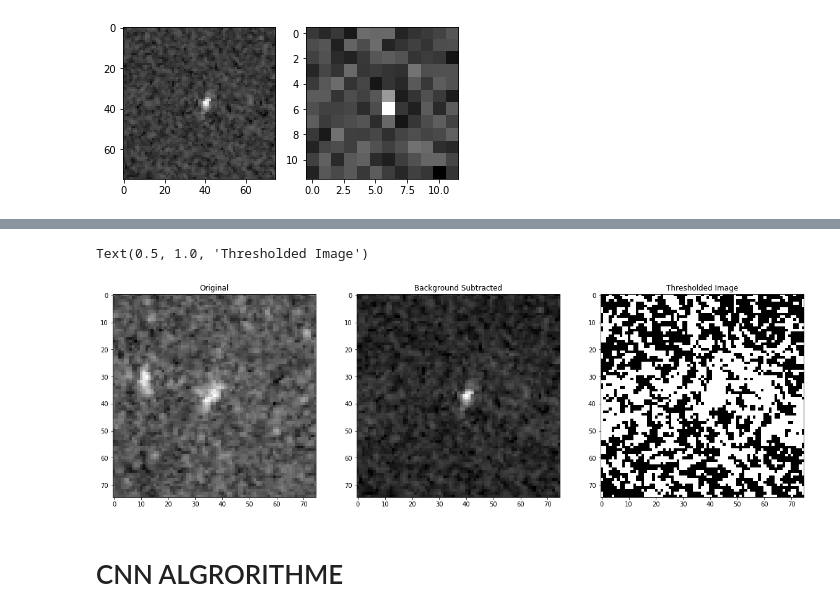
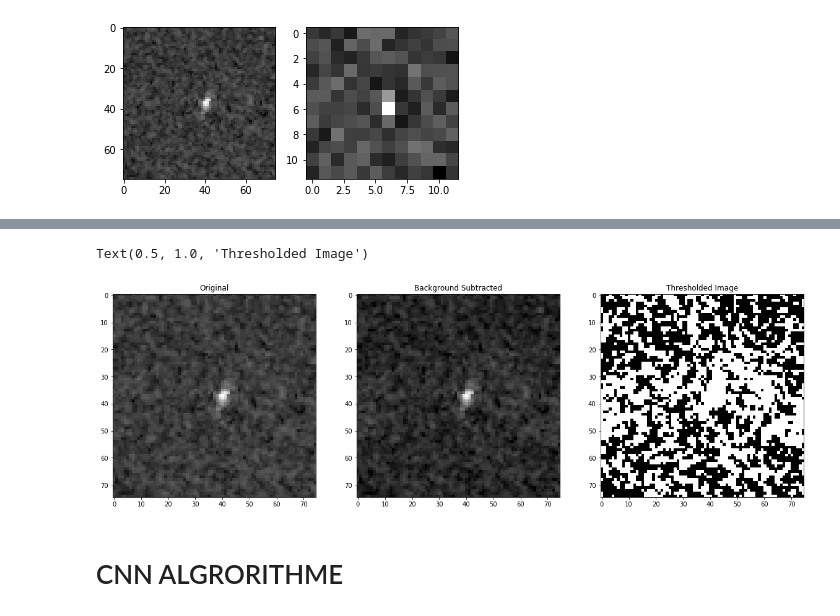
Before and after one commit to camillesauer/ClimateProject---E3, a Jupyter notebook: Data analysis/Data analysis.ipynb, the cells around one changed output, grey strips where cells are left out. Saved outputs shown, nothing was run; the diff lists cells and outputs as text; code cells hidden in the pictures.

```diff
--- a/Data analysis/Data analysis.ipynb
+++ b/Data analysis/Data analysis.ipynb
@@ -172,3 +176,40 @@ axes[0].imshow(test2, cmap=plt.get_cmap('gray'))
 axes[1].imshow(image_rescaled, cmap=plt.get_cmap('gray'));
 # %% [output]
 [figure]
+# %%
+def median_and_otsutresh(img,mediansize = 1,blackbgnd = True):
+    # for a function to always work you need to import the libraries used in the function
+    from scipy.ndimage import median_filter
+    from skimage.filters import threshold_otsu
+
+    medianimg = median_filter(img,mediansize)
+
+    tresh = threshold_otsu(medianimg)
+
+    # check if the background is black
+    if blackbgnd:
+        # return thresholded image
+        return medianimg > tresh
+
+    # background is white
+    else:
+        # return thresholded image
+        return medianimg < tresh
+
+# calling the function
+tribolium_binary_function = median_and_otsutresh(test2)
+
+# plotting------------------------------------------------------
+fig, (ax1, ax2) = plt.subplots(1, 2, figsize =(10,10))
+plt.gray()
+
+# displaying the two images
+ax1.imshow(test2)
+ax2.imshow(tribolium_binary_function)
+
+# setting titles
+ax1.set_title("Original Image")
+ax2.set_title("Tresholded Nuclei")
+
+# showing the plots
+plt.show()
@@ -180,35 +223,35 @@ def subtract_background(image, radius=50, light_bg=False):
 
         # this structuring element determines the size of background subtraction
         str_el = disk(radius)
 
         if light_bg:
             # the tophat function needs the image as well as the structuring element
             return black_tophat(image, str_el)
 
         else:
             return white_tophat(image, str_el)
 
 # calling the function
 b_sub_triboium = subtract_background(test2,15)
 
 # thresholding with previous function
 thresh_b_sub_trib = median_and_otsutresh(b_sub_triboium)
 
 # plotting-------------------------------------------------------------
 # This time we want three plots so we need to change the axes and values accordingly!
 fig, (ax1, ax2, ax3) = plt.subplots(1, 3, figsize =(20,20))
 
-ax1.imshow(tribolium)
+ax1.imshow(test2)
 ax1.set_title('Original')
 
 ax2.imshow(b_sub_triboium)
 ax2.set_title('Background Subtracted')
 
 ax3.imshow(thresh_b_sub_trib)
 ax3.set_title('Thresholded Image')
 # %% [output]
 Text(0.5, 1.0, 'Thresholded Image')
-[figure, old version]
+[figure, new version]
 # %% [markdown]
 # CNN ALGRORITHME
 # %%
```
Also changed, not shown: parts of 17 cells of this notebook, 19 other files.
